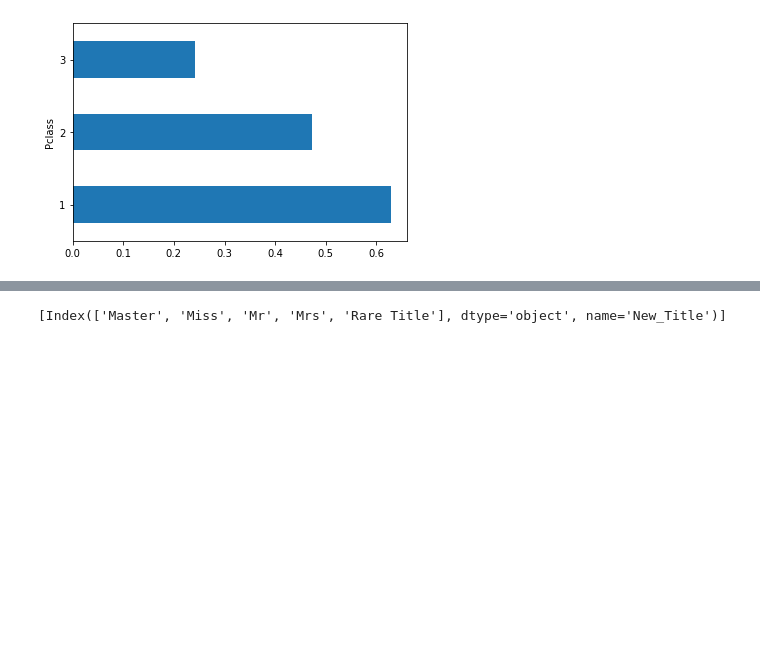
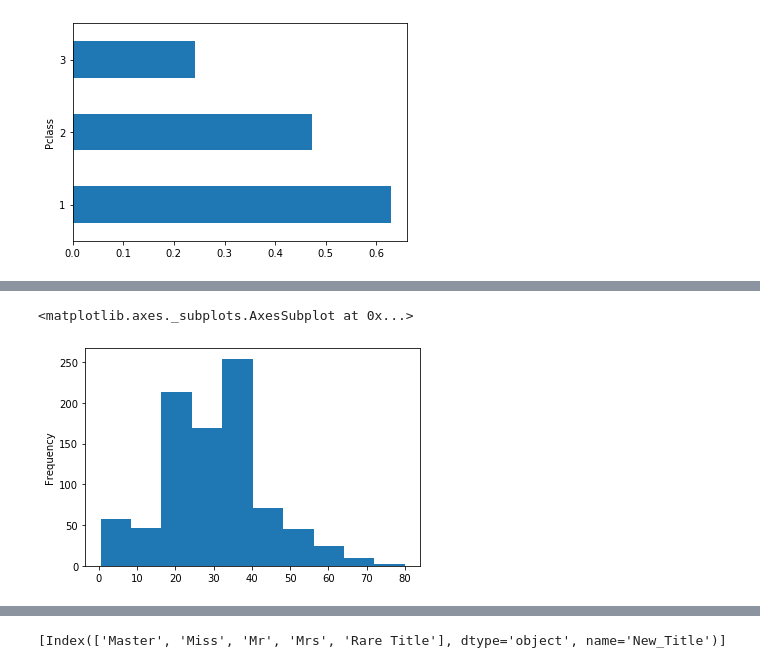
Before and after one commit to schlattk/kaggle_titanic, a Jupyter notebook: titanic01.ipynb, the cells around one changed output, grey strips where cells are left out. Drawn from its saved outputs; the diff is of its cells as text; code cells hidden in the pictures; blank space fills up the shorter version.

```diff
--- a/titanic01.ipynb
+++ b/titanic01.ipynb
@@ -437,0 +450,5 @@ survived_by_class.plot.barh()
+# %%
+df['Complete_Age'].plot(kind='hist')
+# %% [output]
+<matplotlib.axes._subplots.AxesSubplot at 0x...>
+[figure, added]
```
Also changed, not shown: parts of 16 cells of this notebook, 1 other file.
